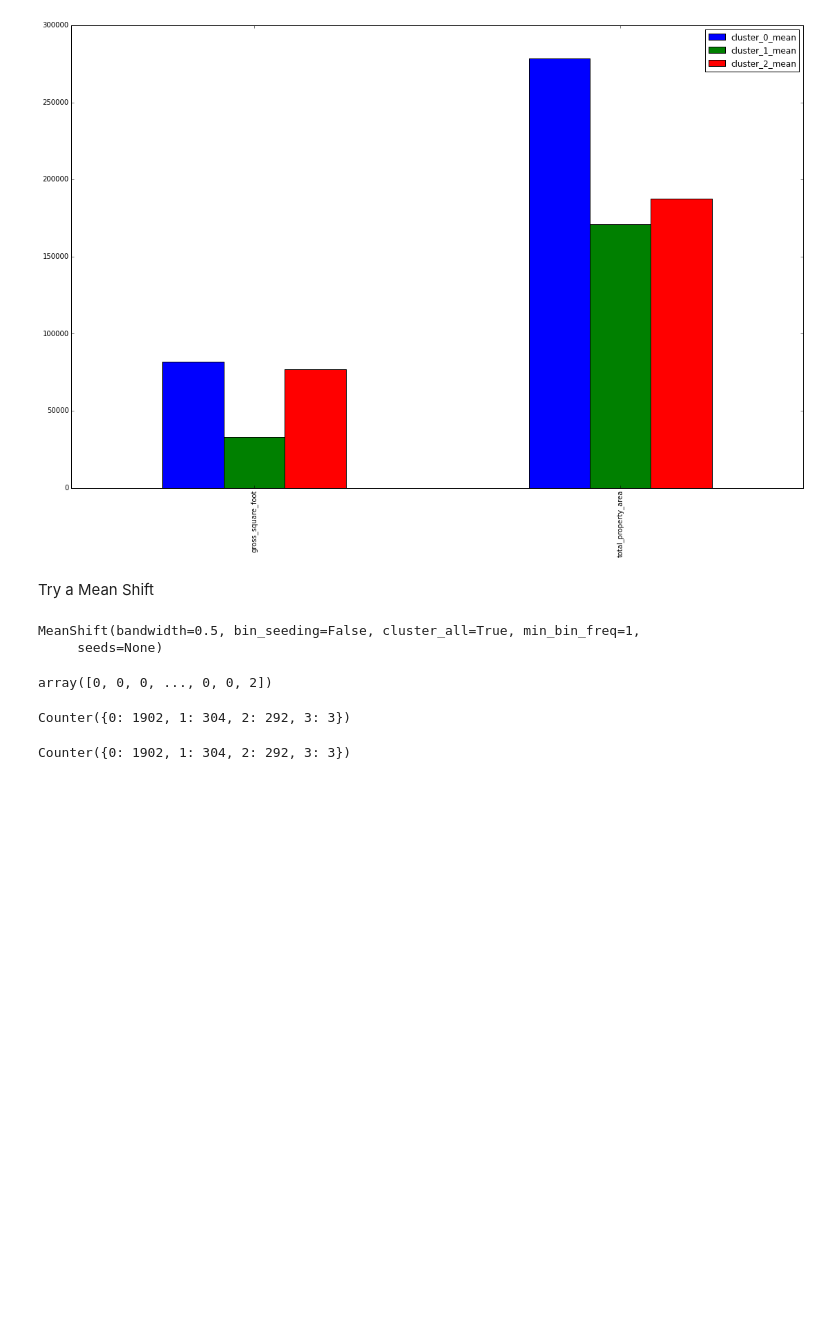
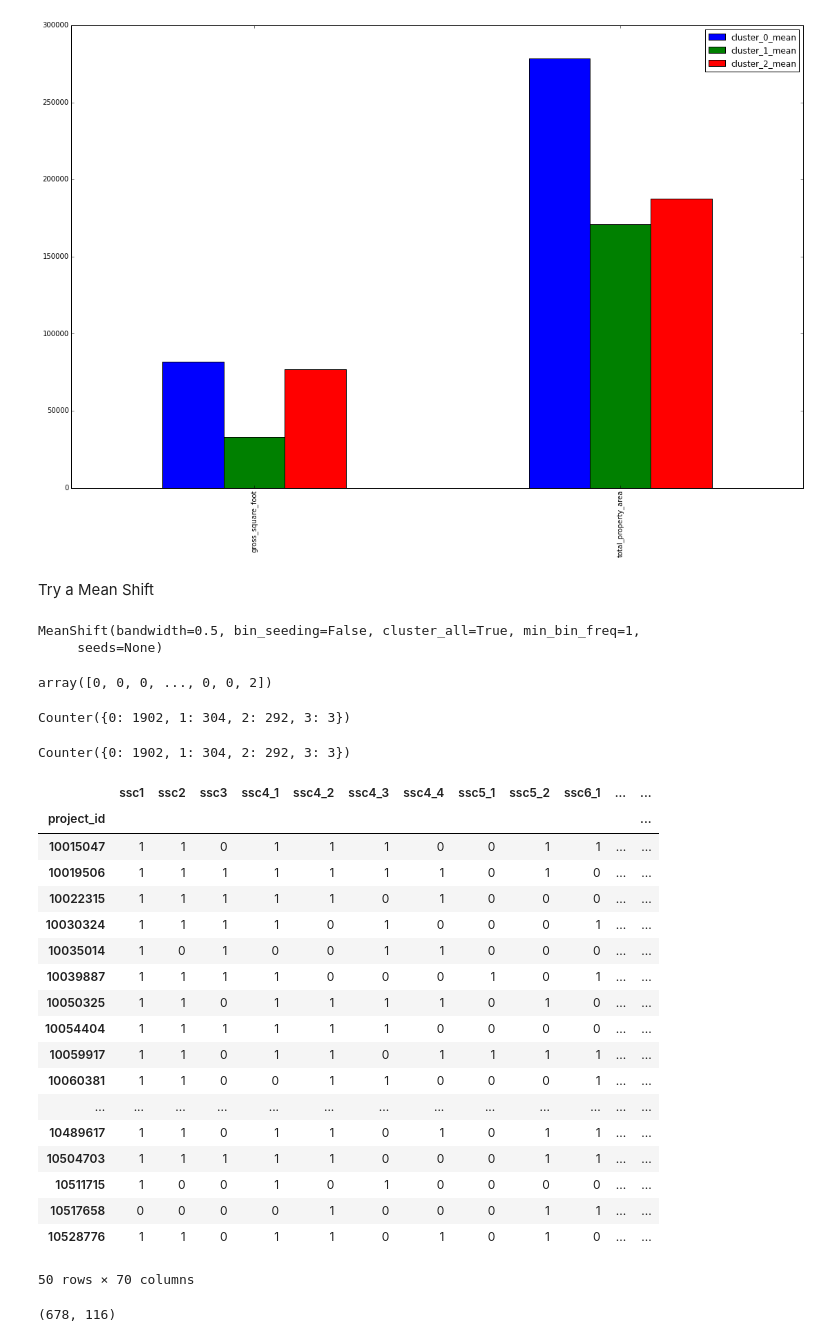
Before and after one commit to Data-Science-TIY/builditgreen, a Jupyter notebook: builditgreen/ExploreCityData.ipynb, the cells around one changed output. Saved outputs shown, nothing was run; the diff lists cells and outputs as text; code cells hidden in the pictures; blank space fills up the shorter version.

```diff
--- a/builditgreen/ExploreCityData.ipynb
+++ b/builditgreen/ExploreCityData.ipynb
@@ -591,3 +591,25 @@ ms_25_clusters = ms_25.predict(clus)
 Counter(ms_25_clusters)
 # %% [output]
 Counter({0: 1902, 1: 304, 2: 292, 3: 3})
+# %%
+merged_df_2_2_small[(merged_df_2_2_small["city"] == "Chicago")]
+# %% [output]
+|  | ssc1 | ssc2 | ssc3 | ssc4_1 | ssc4_2 | ssc4_3 | ssc4_4 | ssc5_1 | ssc5_2 | ssc6_1 | ... | ... |
+| project_id |  |  |  |  |  |  |  |  |  |  |  | ... |
+| 10015047 | 1 | 1 | 0 | 1 | 1 | 1 | 0 | 0 | 1 | 1 | ... | ... |
+| 10019506 | 1 | 1 | 1 | 1 | 1 | 1 | 1 | 0 | 1 | 0 | ... | ... |
+| 10022315 | 1 | 1 | 1 | 1 | 1 | 0 | 1 | 0 | 0 | 0 | ... | ... |
+| 10030324 | 1 | 1 | 1 | 1 | 0 | 1 | 0 | 0 | 0 | 1 | ... | ... |
+| 10035014 | 1 | 0 | 1 | 0 | 0 | 1 | 1 | 0 | 0 | 0 | ... | ... |
+| 10039887 | 1 | 1 | 1 | 1 | 0 | 0 | 0 | 1 | 0 | 1 | ... | ... |
+| 10050325 | 1 | 1 | 0 | 1 | 1 | 1 | 1 | 0 | 1 | 0 | ... | ... |
+| 10054404 | 1 | 1 | 1 | 1 | 1 | 1 | 0 | 0 | 0 | 0 | ... | ... |
+| 10059917 | 1 | 1 | 0 | 1 | 1 | 0 | 1 | 1 | 1 | 1 | ... | ... |
+| 10060381 | 1 | 1 | 0 | 0 | 1 | 1 | 0 | 0 | 0 | 1 | ... | ... |
+| ... | ... | ... | ... | ... | ... | ... | ... | ... | ... | ... | ... | ... |
+| 10489617 | 1 | 1 | 0 | 1 | 1 | 0 | 1 | 0 | 1 | 1 | ... | ... |
+| 10504703 | 1 | 1 | 1 | 1 | 1 | 0 | 0 | 0 | 1 | 1 | ... | ... |
+| 10511715 | 1 | 0 | 0 | 1 | 0 | 1 | 0 | 0 | 0 | 0 | ... | ... |
+| 10517658 | 0 | 0 | 0 | 0 | 1 | 0 | 0 | 0 | 1 | 1 | ... | ... |
+| 10528776 | 1 | 1 | 0 | 1 | 1 | 0 | 1 | 0 | 1 | 0 | ... | ... |
+50 rows × 70 columns
@@ -593,0 +620,4 @@ Counter({0: 1902, 1: 304, 2: 292, 3: 3})
+# %%
+scores_2_1_df.shape
+# %% [output]
+(678, 116)
```
Also changed, not shown: parts of 6 cells of this notebook, 1 other file.
